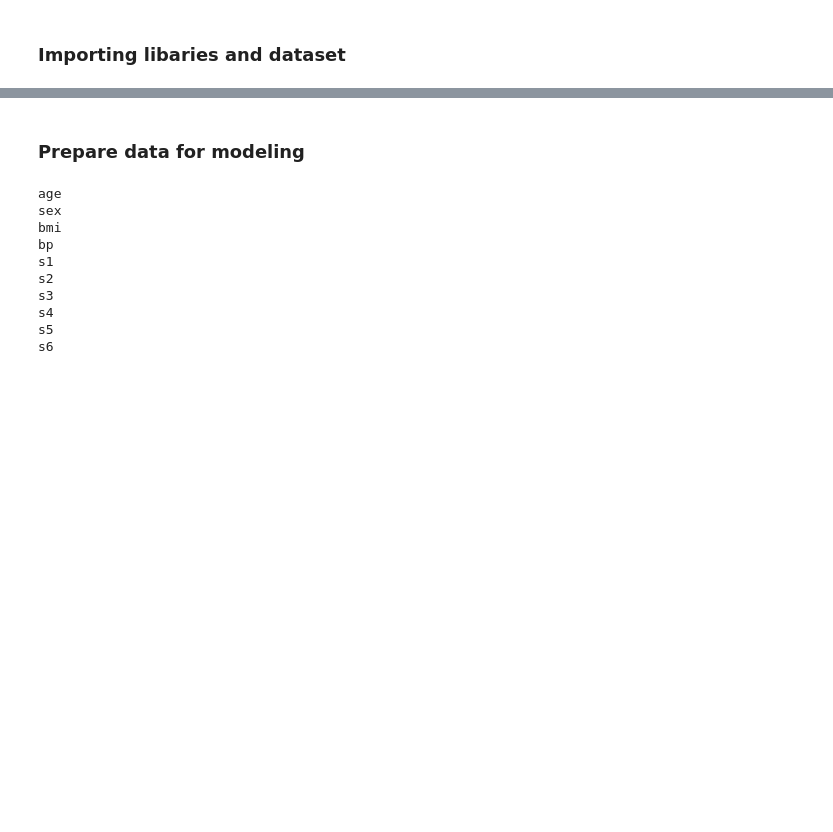
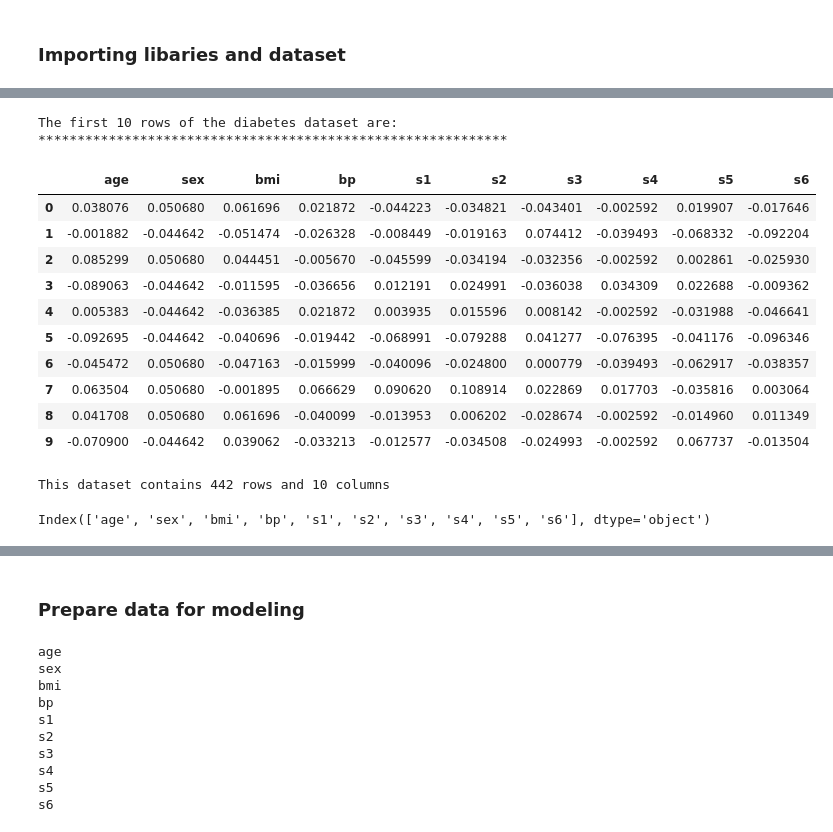
Before and after one commit to zulekhashuki-netizen/Machine-Learning-Diabates-Model, a Jupyter notebook: DM.ipynb, the cells around one changed output, grey strips where cells are left out. Drawn from its saved outputs; the diff is of its cells as text; code cells hidden in the pictures; blank space fills up the shorter version.

```diff
--- a/DM.ipynb
+++ b/DM.ipynb
@@ -92,0 +48,33 @@ from sklearn.datasets import load_diabetes
+# %%
+#Initializing the dataset
+diabetes = load_diabetes() # loading the diabetes dataset into the variable named
+diabetes
+#Converting the dataset into a pandad DataFrame.
+diabetes_df = pd.DataFrame(diabetes.data, columns = diabetes.feature_names)
+
+#Displaying the dataset.
+print("The first 10 rows of the diabetes dataset are:") # printing a message to indicate that the first 10 rows of the diabetes dataset will be displayed
+print("***" * 20) # printing a separator line for better readability
+diabetes_df.head(10) # displaying the first 10 rows of the diabetes dataset using the head() method of the DataFrame
+# %% [output]
+The first 10 rows of the diabetes dataset are:
+************************************************************
+|  | age | sex | bmi | bp | s1 | s2 | s3 | s4 | s5 | s6 |
+| 0 | 0.038076 | 0.050680 | 0.061696 | 0.021872 | -0.044223 | -0.034821 | -0.043401 | -0.002592 | 0.019907 | -0.017646 |
+| 1 | -0.001882 | -0.044642 | -0.051474 | -0.026328 | -0.008449 | -0.019163 | 0.074412 | -0.039493 | -0.068332 | -0.092204 |
+| 2 | 0.085299 | 0.050680 | 0.044451 | -0.005670 | -0.045599 | -0.034194 | -0.032356 | -0.002592 | 0.002861 | -0.025930 |
+| 3 | -0.089063 | -0.044642 | -0.011595 | -0.036656 | 0.012191 | 0.024991 | -0.036038 | 0.034309 | 0.022688 | -0.009362 |
+| 4 | 0.005383 | -0.044642 | -0.036385 | 0.021872 | 0.003935 | 0.015596 | 0.008142 | -0.002592 | -0.031988 | -0.046641 |
+| 5 | -0.092695 | -0.044642 | -0.040696 | -0.019442 | -0.068991 | -0.079288 | 0.041277 | -0.076395 | -0.041176 | -0.096346 |
+| 6 | -0.045472 | 0.050680 | -0.047163 | -0.015999 | -0.040096 | -0.024800 | 0.000779 | -0.039493 | -0.062917 | -0.038357 |
+| 7 | 0.063504 | 0.050680 | -0.001895 | 0.066629 | 0.090620 | 0.108914 | 0.022869 | 0.017703 | -0.035816 | 0.003064 |
+| 8 | 0.041708 | 0.050680 | 0.061696 | -0.040099 | -0.013953 | 0.006202 | -0.028674 | -0.002592 | -0.014960 | 0.011349 |
+| 9 | -0.070900 | -0.044642 | 0.039062 | -0.033213 | -0.012577 | -0.034508 | -0.024993 | -0.002592 | 0.067737 | -0.013504 |
+# %%
+print(f'This dataset contains {diabetes_df.shape[0]} rows and {diabetes_df.shape[1]} columns')
+# %% [output]
+This dataset contains 442 rows and 10 columns
+# %%
+diabetes_df.columns
+# %% [output]
+Index(['age', 'sex', 'bmi', 'bp', 's1', 's2', 's3', 's4', 's5', 's6'], dtype='object')
```
Also changed, not shown: parts of 37 cells of this notebook, 3 other files.
